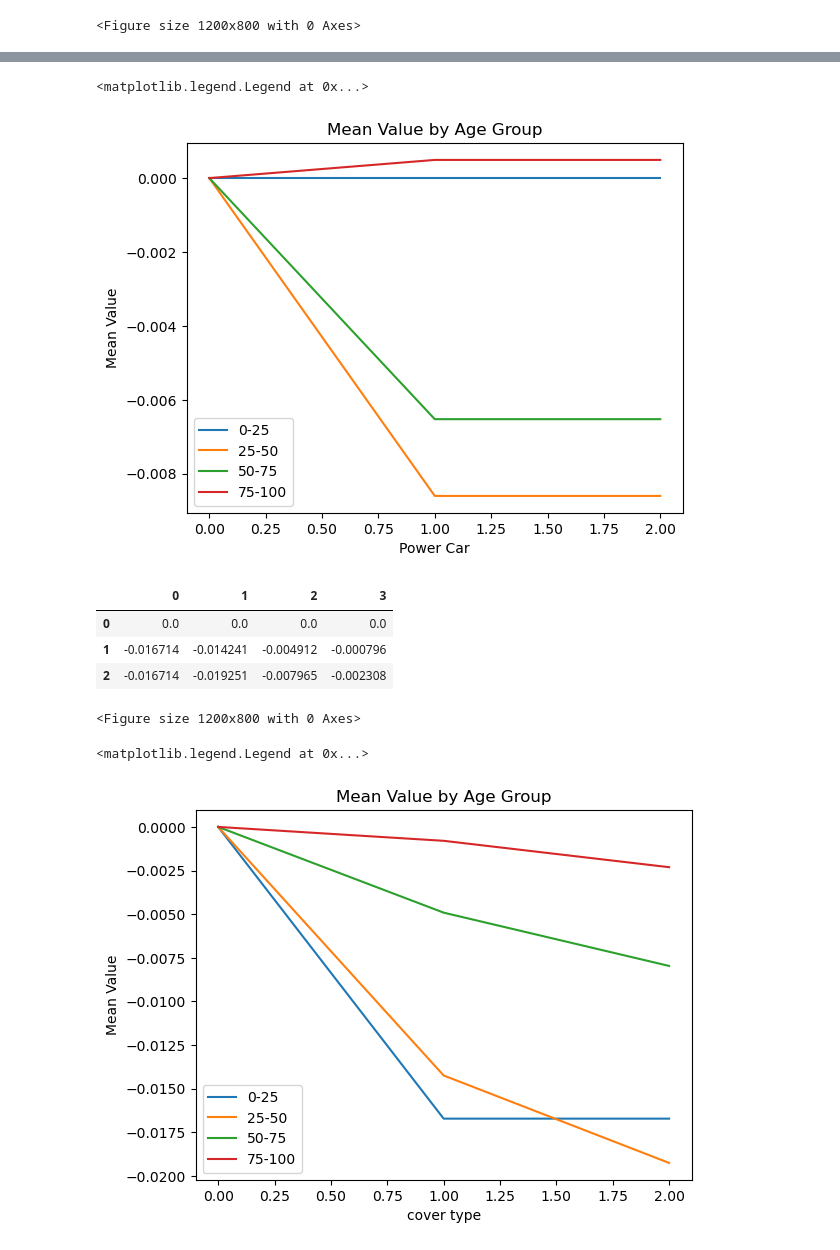
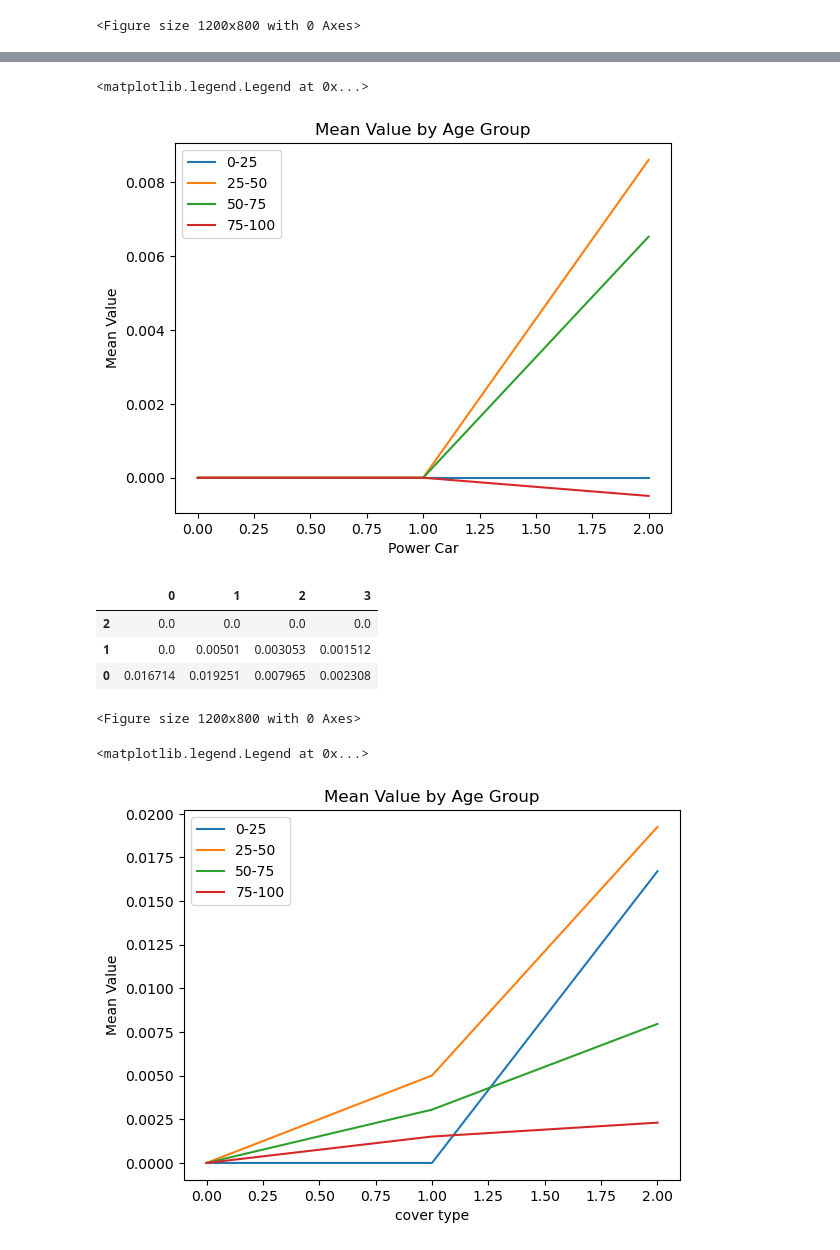
Before and after one commit to HalfmoonSD/Data-Science-for-Non-Life-Insurance-Project, a Jupyter notebook: Regression_Tree.ipynb, the cells around one changed output, grey strips where cells are left out. Drawn from its saved outputs; the diff is of its cells as text; code cells hidden in the pictures.

```diff
--- a/Regression_Tree.ipynb
+++ b/Regression_Tree.ipynb
@@ -158,12 +158,11 @@ display.plot(ax=display.axes_)
 ice = partial_dependence(tree_freq,X_train,features=['powerc'], kind='individual',percentiles=(0,1),grid_resolution=5)
 np.shape(ice['individual'])
 
+
 for i in range(0,len(X_train)):
-    ice_start = ice['individual'][0][i][0]
+    ice_start = ice['individual'][0][i][-1]
     ice['individual'][0][i]=ice['individual'][0][i] - ice_start
 
-color_feature = 'ageph'
-colors = ['tab:blue', 'tab:red', 'tab:orange']
 plt.figure(figsize=(12,8))
 age_0_25 = []
 age_25_50 = []
@@ -194,3 +193,6 @@ df.iloc[:,2]= age_50_75
 df.iloc[:,3]= age_75_100
 # %% [output]
 <Figure size 1200x800 with 0 Axes>
+# %%
+df_reversed = df[::-1]
+df_reversed
@@ -198,7 +212,7 @@ df.iloc[:,3]= age_75_100
 label = ['0-25','25-50','50-75','75-100']
 # Plot the DataFrame
 for i in range(4):
-    plt.plot(df.index, df[i], label=label[i])
+    plt.plot(df_reversed.index, df[i], label=label[i])
 # Add labels and legend
 plt.xlabel('Power Car')
 plt.ylabel('Mean Value')
@@ -206,7 +220,7 @@ plt.title('Mean Value by Age Group')
 plt.legend()
 # %% [output]
 <matplotlib.legend.Legend at 0x...>
-[figure, old version]
+[figure, new version]
 # %%
 
 ice = partial_dependence(tree_freq,X_train,features=['coverp'], kind='individual',percentiles=(0,1),grid_resolution=5)
@@ -214,12 +228,10 @@ np.shape(ice['individual'])
 
 
 for i in range(0,len(X_train)):
-    ice_start = ice['individual'][0][i][0]
+    ice_start = ice['individual'][0][i][-1]
     ice['individual'][0][i]=ice['individual'][0][i] - ice_start
 
 
-color_feature = 'ageph'
-colors = ['tab:blue', 'tab:red', 'tab:orange']
 plt.figure(figsize=(12,8))
 age_0_25 = []
 age_25_50 = []
@@ -249,23 +261,24 @@ df.iloc[:,1] = age_25_50
 df.iloc[:,2]= age_50_75
 df.iloc[:,3]= age_75_100
 
-df
+df_reversed = df[::-1]
+df_reversed
 # %% [output]
 |  | 0 | 1 | 2 | 3 |
-| 0 | 0.0 | 0.0 | 0.0 | 0.0 |
-| 1 | -0.016714 | -0.014241 | -0.004912 | -0.000796 |
-| 2 | -0.016714 | -0.019251 | -0.007965 | -0.002308 |
+| 2 | 0.0 | 0.0 | 0.0 | 0.0 |
+| 1 | 0.0 | 0.00501 | 0.003053 | 0.001512 |
+| 0 | 0.016714 | 0.019251 | 0.007965 | 0.002308 |
 <Figure size 1200x800 with 0 Axes>
 # %%
 label = ['0-25','25-50','50-75','75-100']
 # Plot the DataFrame
 for i in range(4):
-    plt.plot(df.index, df[i], label=label[i])
+    plt.plot(df_reversed.index, df[i], label=label[i])
 # Add labels and legend
 plt.xlabel('cover type')
 plt.ylabel('Mean Value')
 plt.title('Mean Value by Age Group')
 plt.legend()
 # %% [output]
 <matplotlib.legend.Legend at 0x...>
-[figure, old version]
+[figure, new version]
```
Also changed, not shown: parts of 5 cells of this notebook.
